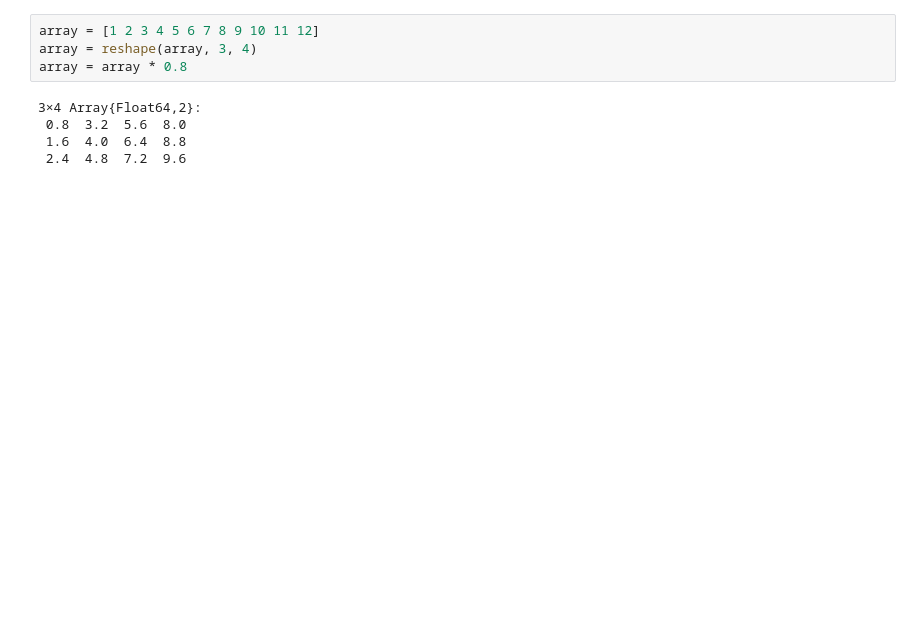
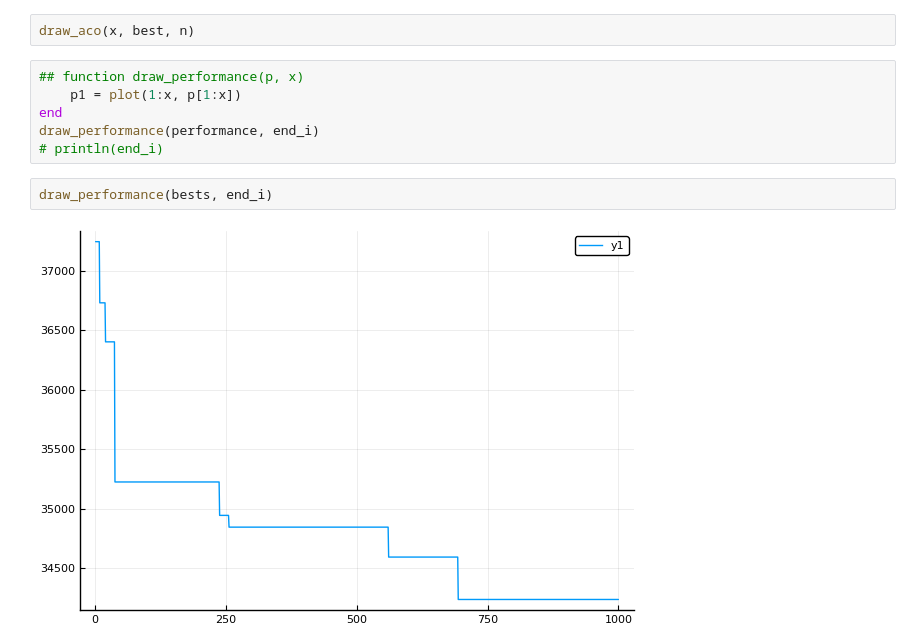
Before and after one commit to wentingzz/Julia_ACO_TSP, a Jupyter notebook: ACO.ipynb, the cells around one changed output. Saved outputs shown, nothing was run; the diff lists cells and outputs as text; blank space fills up the shorter version.

```diff
--- a/ACO.ipynb
+++ b/ACO.ipynb
@@ -203,9 +285,12 @@ draw_tsp(x,aco,n)
-# %%
-array = [1 2 3 4 5 6 7 8 9 10 11 12]
-array = reshape(array, 3, 4)
-array = array * 0.8
-# %% [output]
-3×4 Array{Float64,2}:
- 0.8  3.2  5.6  8.0
- 1.6  4.0  6.4  8.8
- 2.4  4.8  7.2  9.6
+# %%
+draw_aco(x, best, n)
+# %%
+## function draw_performance(p, x)
+    p1 = plot(1:x, p[1:x])
+end
+draw_performance(performance, end_i)
+# println(end_i)
+# %%
+draw_performance(bests, end_i)
+# %% [output]
+[figure, added]
```
Also changed, not shown: parts of 4 cells of this notebook, 4 other files.
